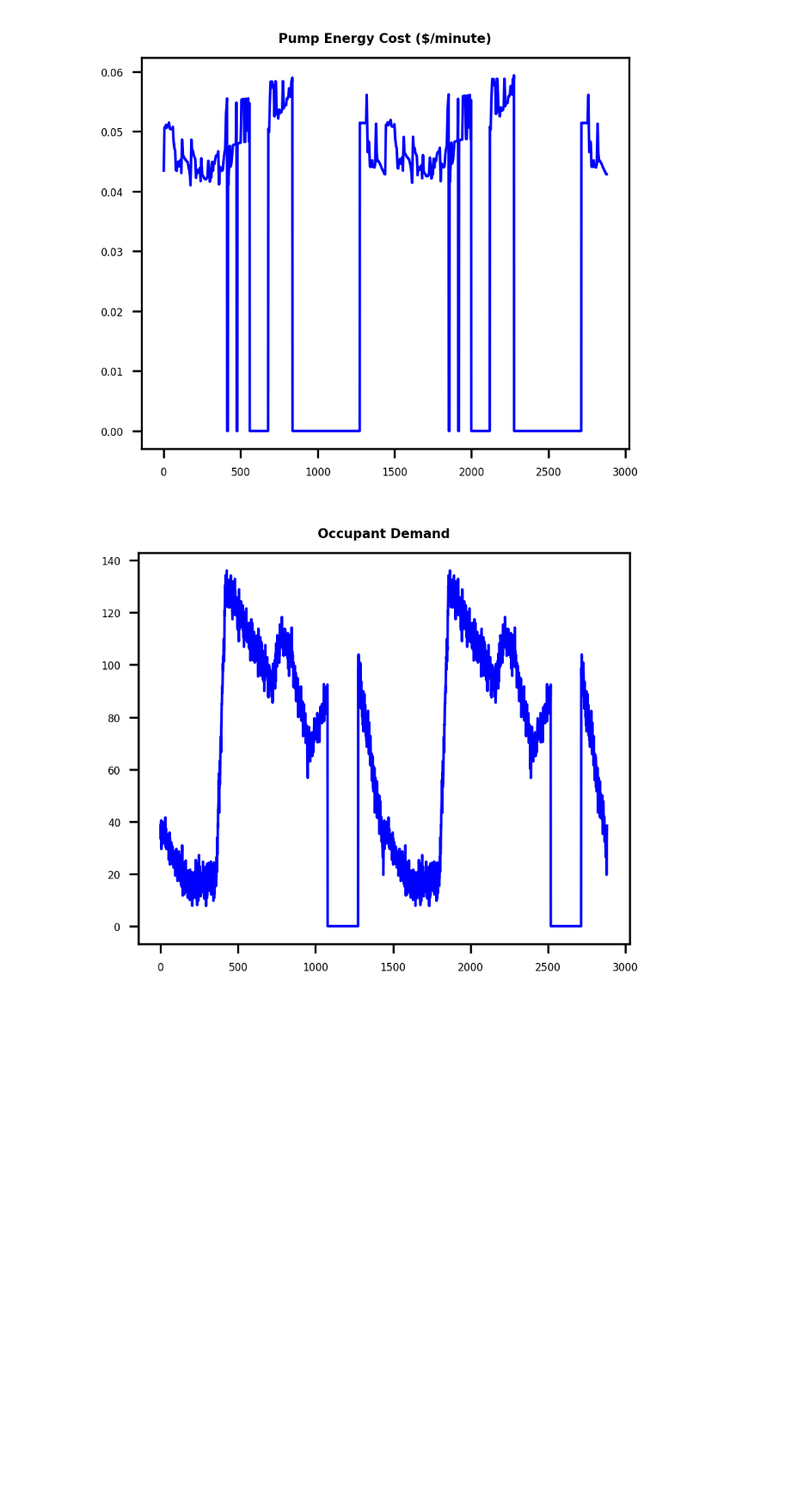
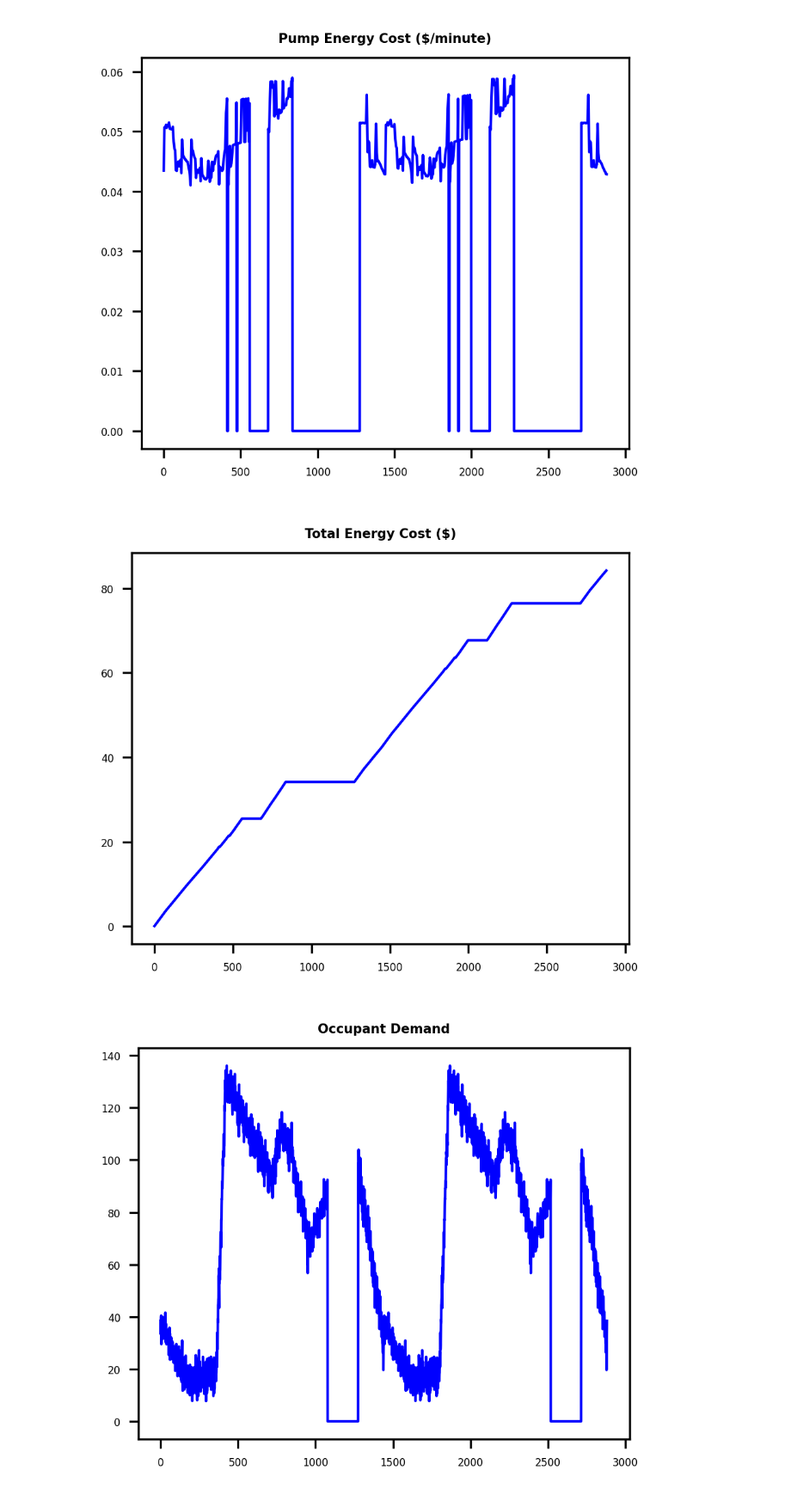
Before and after one commit to maxdumas/engineering-smart-cities-final-project, a Jupyter notebook: notebooks/simulate_epanet.ipynb, the cells around one changed output. Shown at 86% size. Drawn from its saved outputs; the diff is of its cells as text; code cells hidden in the pictures; blank space fills up the shorter version.

Commit message:
Add a plot for total energy cost

```diff
--- a/notebooks/simulate_epanet.ipynb
+++ b/notebooks/simulate_epanet.ipynb
@@ -88,6 +88,10 @@ d.plot_ts(Y=electricity_rate(np.arange(N_SIMULATION_STEPS)), title="Energy Cost
 d.plot_ts(Y=np.array(E[:-3]) * electricity_rate(np.arange(N_SIMULATION_STEPS)), title="Pump Energy Cost ($/minute)", marker=False)
 # %% [output]
 [figure]
+# %%
+d.plot_ts(Y=np.cumsum(np.array(E[:-3]) * electricity_rate(np.arange(N_SIMULATION_STEPS))), title="Total Energy Cost ($)", marker=False)
+# %% [output]
+[figure, added]
 # %%
 d.plot_ts(Y=np.array(F)[:, 0], title="Occupant Demand", marker=False)
 # %% [output]
```
